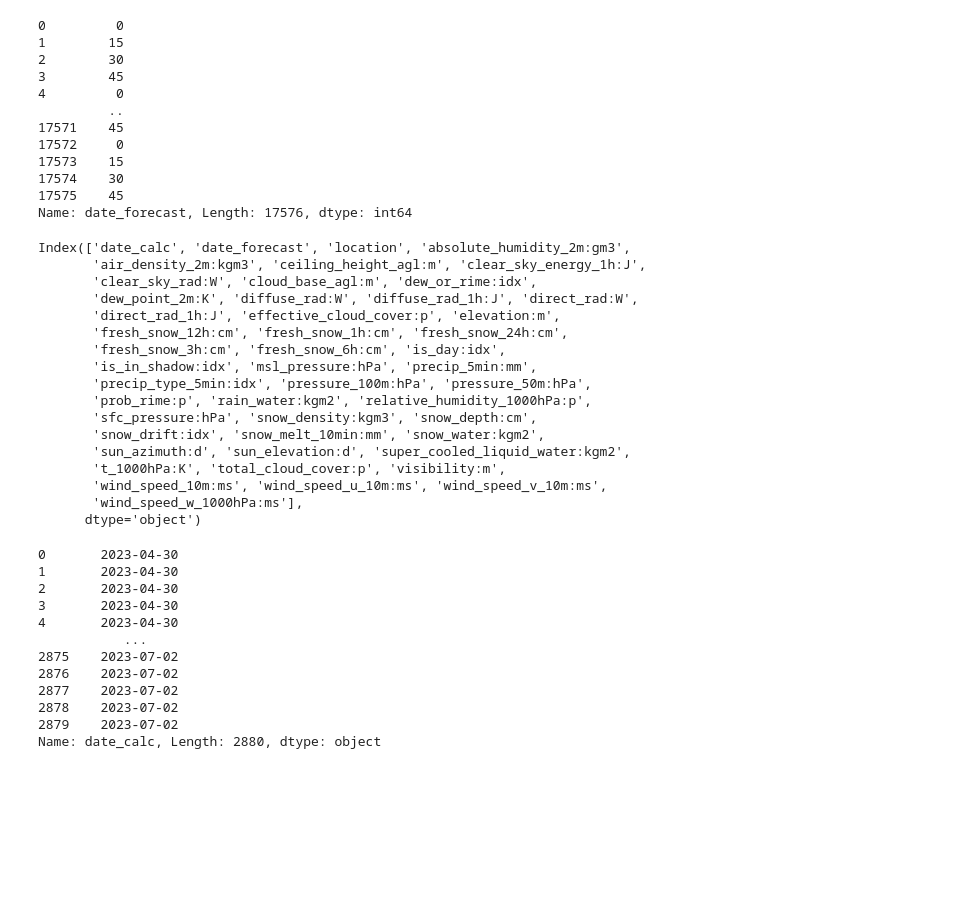
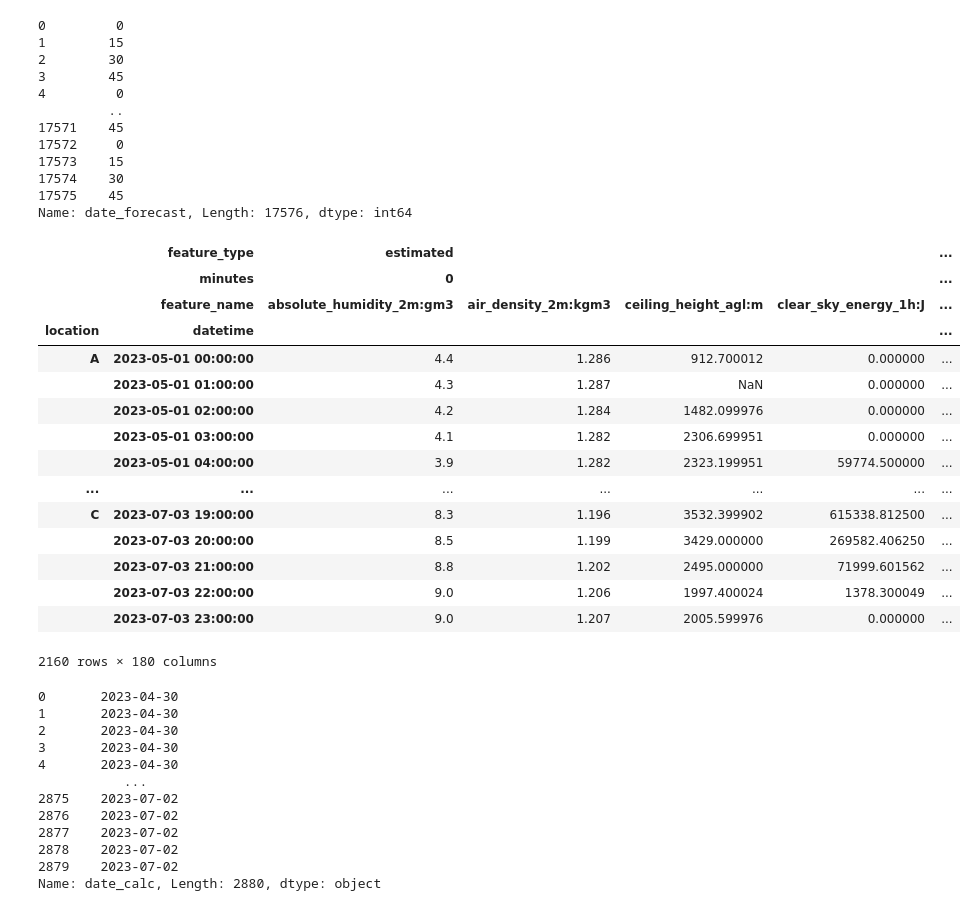
Before and after one commit to jacob-a-worsoe/stabekk, a Jupyter notebook: data/read_files.ipynb, the cells around one changed output. Saved outputs shown, nothing was run; the diff lists cells and outputs as text; code cells hidden in the pictures; blank space fills up the shorter version.

```diff
--- a/data/read_files.ipynb
+++ b/data/read_files.ipynb
@@ -233,26 +235,48 @@ Name: date_forecast, Length: 17576, dtype: int64
 X_test_estimated_a = pd.read_parquet('A/X_test_estimated.parquet')
 X_test_estimated_b = pd.read_parquet('B/X_test_estimated.parquet')
 X_test_estimated_c = pd.read_parquet('C/X_test_estimated.parquet')
-# %%
-X_test_estimated_c.columns
-# %% [output]
-Index(['date_calc', 'date_forecast', 'location', 'absolute_humidity_2m:gm3',
-       'air_density_2m:kgm3', 'ceiling_height_agl:m', 'clear_sky_energy_1h:J',
-       'clear_sky_rad:W', 'cloud_base_agl:m', 'dew_or_rime:idx',
-       'dew_point_2m:K', 'diffuse_rad:W', 'diffuse_rad_1h:J', 'direct_rad:W',
-       'direct_rad_1h:J', 'effective_cloud_cover:p', 'elevation:m',
-       'fresh_snow_12h:cm', 'fresh_snow_1h:cm', 'fresh_snow_24h:cm',
-       'fresh_snow_3h:cm', 'fresh_snow_6h:cm', 'is_day:idx',
-       'is_in_shadow:idx', 'msl_pressure:hPa', 'precip_5min:mm',
-       'precip_type_5min:idx', 'pressure_100m:hPa', 'pressure_50m:hPa',
-       'prob_rime:p', 'rain_water:kgm2', 'relative_humidity_1000hPa:p',
-       'sfc_pressure:hPa', 'snow_density:kgm3', 'snow_depth:cm',
-       'snow_drift:idx', 'snow_melt_10min:mm', 'snow_water:kgm2',
-       'sun_azimuth:d', 'sun_elevation:d', 'super_cooled_liquid_water:kgm2',
-       't_1000hPa:K', 'total_cloud_cover:p', 'visibility:m',
-       'wind_speed_10m:ms', 'wind_speed_u_10m:ms', 'wind_speed_v_10m:ms',
-       'wind_speed_w_1000hPa:ms'],
-      dtype='object')
+# %%
+ret = pd.DataFrame()
+ret.set_index(pd.MultiIndex(levels=[[],[]], codes=[[],[]], names=['location', 'datetime']), inplace=True)
+ret.columns = pd.MultiIndex(levels=[[],[], []], codes=[[],[], []], names=['feature_type', 'minutes', 'feature_name'])
+
+
+# estimated data
+data_dict = {'A': X_test_estimated_a, 'B': X_test_estimated_b, 'C': X_test_estimated_c}
+
+for loc in data_dict:
+    out_temp = pd.DataFrame(data_dict[loc].date_forecast.dt.floor('H').unique(), columns=['date_forecast'])
+    out_temp.set_index('date_forecast', inplace=True)
+    out_temp.columns = pd.MultiIndex.from_product([[], [], out_temp.columns], names=['feature_type', 'minutes', 'feature_name'])
+
+    for m in [0, 15, 30, 45]:
+        temp = data_dict[loc][data_dict[loc].date_forecast.dt.minute == m].copy()
+        temp.set_index(temp.date_forecast.dt.floor('H'), inplace=True)
+        temp.drop(columns=['date_calc', 'date_forecast'], inplace=True)
+        temp.columns = pd.MultiIndex.from_product([['estimated'], [m], temp.columns], names=['feature_type', 'minutes', 'feature_name'])
+        out_temp = out_temp.merge(temp,left_index=True, right_index=True, how='outer')
+
+    out_temp.set_index(pd.MultiIndex.from_product([[loc], out_temp.index], names=['location', 'datetime']), inplace=True)
+    ret = pd.concat([ret, out_temp])
+
+ret
+# %% [output]
+|  | feature_type | estimated |  |  |  | ... |
+|  | minutes | 0 |  |  |  | ... |
+|  | feature_name | absolute_humidity_2m:gm3 | air_density_2m:kgm3 | ceiling_height_agl:m | clear_sky_energy_1h:J | ... |
+| location | datetime |  |  |  |  | ... |
+| A | 2023-05-01 00:00:00 | 4.4 | 1.286 | 912.700012 | 0.000000 | ... |
+|  | 2023-05-01 01:00:00 | 4.3 | 1.287 | NaN | 0.000000 | ... |
+|  | 2023-05-01 02:00:00 | 4.2 | 1.284 | 1482.099976 | 0.000000 | ... |
+|  | 2023-05-01 03:00:00 | 4.1 | 1.282 | 2306.699951 | 0.000000 | ... |
+|  | 2023-05-01 04:00:00 | 3.9 | 1.282 | 2323.199951 | 59774.500000 | ... |
+| ... | ... | ... | ... | ... | ... | ... |
+| C | 2023-07-03 19:00:00 | 8.3 | 1.196 | 3532.399902 | 615338.812500 | ... |
+|  | 2023-07-03 20:00:00 | 8.5 | 1.199 | 3429.000000 | 269582.406250 | ... |
+|  | 2023-07-03 21:00:00 | 8.8 | 1.202 | 2495.000000 | 71999.601562 | ... |
+|  | 2023-07-03 22:00:00 | 9.0 | 1.206 | 1997.400024 | 1378.300049 | ... |
+|  | 2023-07-03 23:00:00 | 9.0 | 1.207 | 2005.599976 | 0.000000 | ... |
+2160 rows × 180 columns
 # %%
 df = X_test_estimated_c.copy()
 # %%
```
Also changed, not shown: parts of 5 cells of this notebook, 7 other files.
